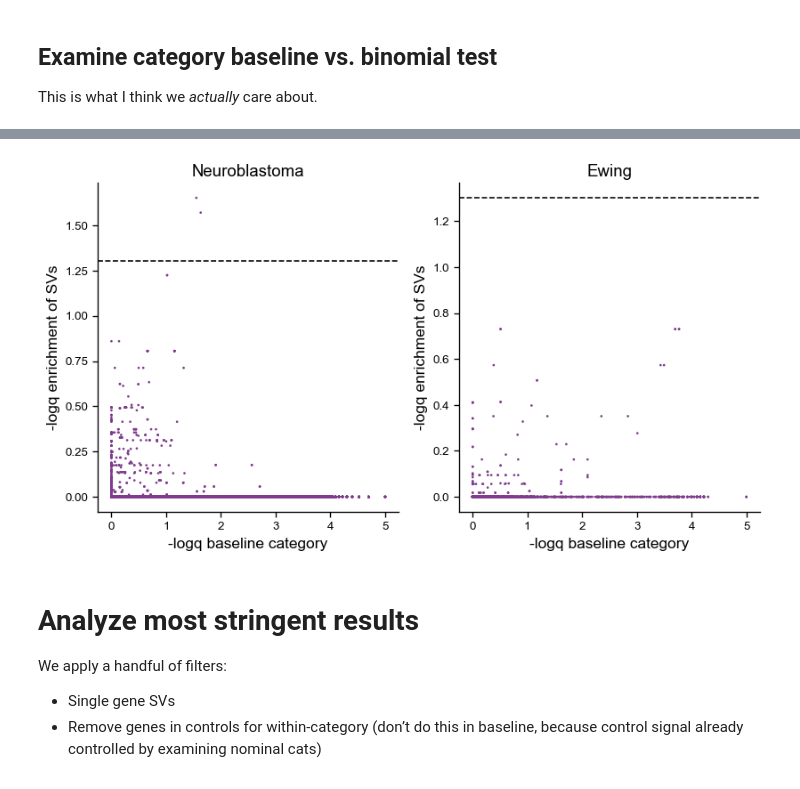
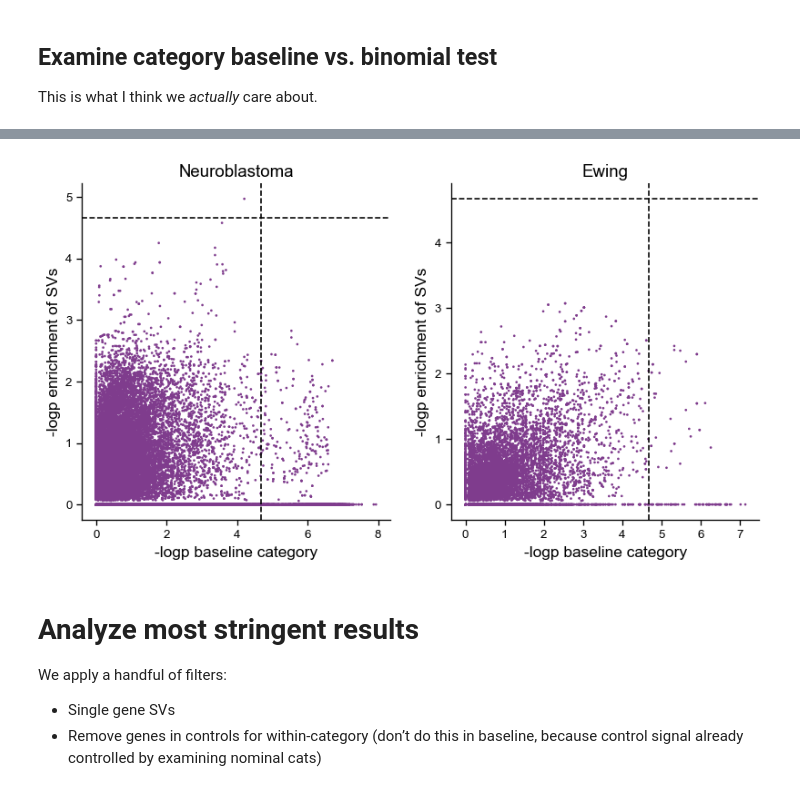
Before and after one commit to vanallenlab/ped_germline_SV, a Jupyter notebook: jett_analysis/pgsvs-analyze-gsea-results.ipynb, the cells around one changed output, grey strips where cells are left out. Drawn from its saved outputs; the diff is of its cells as text; code cells hidden in the pictures.

```diff
--- a/jett_analysis/pgsvs-analyze-gsea-results.ipynb
+++ b/jett_analysis/pgsvs-analyze-gsea-results.ipynb
@@ -286,4 +298,9 @@ combined_gse_results.head(2)
 # %%
-rename = {'category_name': 'category', 'bonferroni_significant': 'category_bonferroni_significant'}
-merge = framework_results[['point_estimate', 'category_name', 'disease', 'bonferroni_significant']].rename(columns = rename)
+rename = {
+    "category_name": "category",
+    "bonferroni_significant": "category_bonferroni_significant",
+}
+merge = framework_results[
+    ["point_estimate", "category_name", "disease", "bonferroni_significant"]
+].rename(columns=rename)
 # %%
@@ -300,7 +317,9 @@ category_to_functional = {
     for c in framework_results["category_name"].tolist()
 }
 
-combined_gse_results["expression"] = [category_to_expression[c] for c in combined_gse_results["category"]]
+combined_gse_results["expression"] = [
+    category_to_expression[c] for c in combined_gse_results["category"]
+]
 combined_gse_results["functional_category"] = [
     category_to_functional[c] for c in combined_gse_results["category"]
 ]
@@ -318,3 +346,5 @@ with open("ref/gene-sets.txt") as gs_in:
+# %%
+num_effective_tests = 2314
 # %% [markdown]
 # Analyze high level category results
 
@@ -332,7 +362,7 @@ ax.axhline(y=-np.log10(0.05), linestyle="dashed", color="black")
 ax.set_xlabel("log-odds")
 ax.set_ylabel("-logq")
 ax.set_title(
-    "All nominally significant categories (n = 164) and all gene sets (n = 26,893)"
+   f"All nominally significant categories (n = 164) and all gene sets (n = {len(gene_sets)})"
 )
 fig.savefig("images/baseline-category-enrichment-all.png", bbox_inches="tight")
 # %% [output]
@@ -466,34 +477,37 @@ combined_gse_results_full = combined_gse_results[
 # %%
 fig, axes = plt.subplots(1, 2, figsize=(10, 5))
 
 for i, disease in enumerate(["neuroblastoma", "ewing"]):
 
     ax = axes[i]
 
     sns.scatterplot(
         x=-np.log10(
-            combined_gse_results_full.query(f'disease == "{disease}"')[
-                "fdr_p_cases_fisher"
-            ]
+            combined_gse_results_full.query(f'disease == "{disease}"')["p_cases_fisher"]
         ),
         y=-np.log10(
             combined_gse_results_full.query(f'disease == "{disease}"')[
-                "fdr_p_cases_unique_binom"
+                "p_cases_unique_binom"
             ]
         ),
         ec=None,
         s=4,
         ax=ax,
     )
 
     sns.despine(ax=ax)
-    ax.axhline(y=-np.log10(0.05), linestyle="dashed", color="black")
-    ax.set_xlabel("-logq baseline category")
-    ax.set_ylabel("-logq enrichment of SVs")
+    ax.axhline(
+        y=-np.log10(0.05 / num_effective_tests), linestyle="dashed", color="black"
+    )
+    ax.axvline(
+        x=-np.log10(0.05 / num_effective_tests), linestyle="dashed", color="black"
+    )
+    ax.set_xlabel("-logp baseline category")
+    ax.set_ylabel("-logp enrichment of SVs")
     ax.set_title(disease.capitalize())
     # fig.savefig("images/baseline-category-enrichment-all.png", bbox_inches="tight")
 # %% [output]
-[figure, old version]
+[figure, new version]
 # %% [markdown]
 # Analyze most stringent results
 
```
Also changed, not shown: parts of 133 cells of this notebook, 35 other files.
